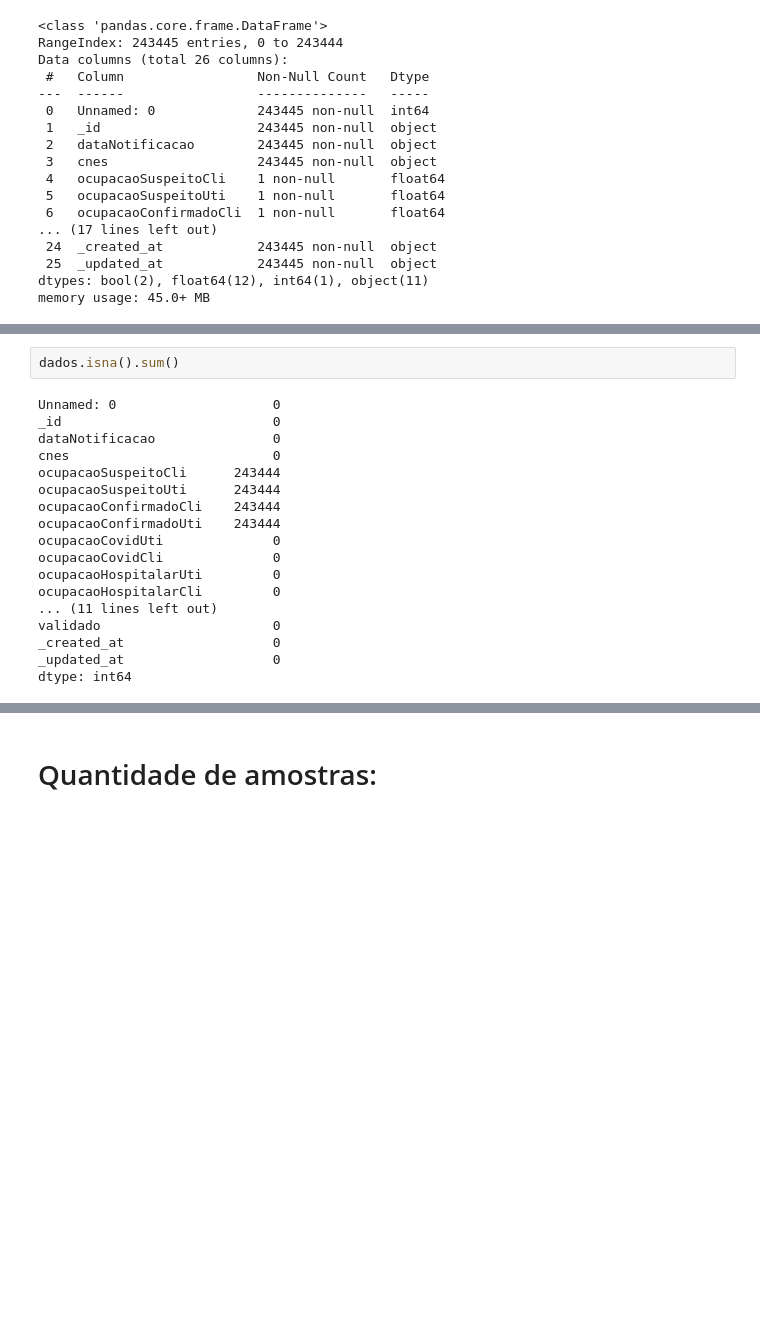
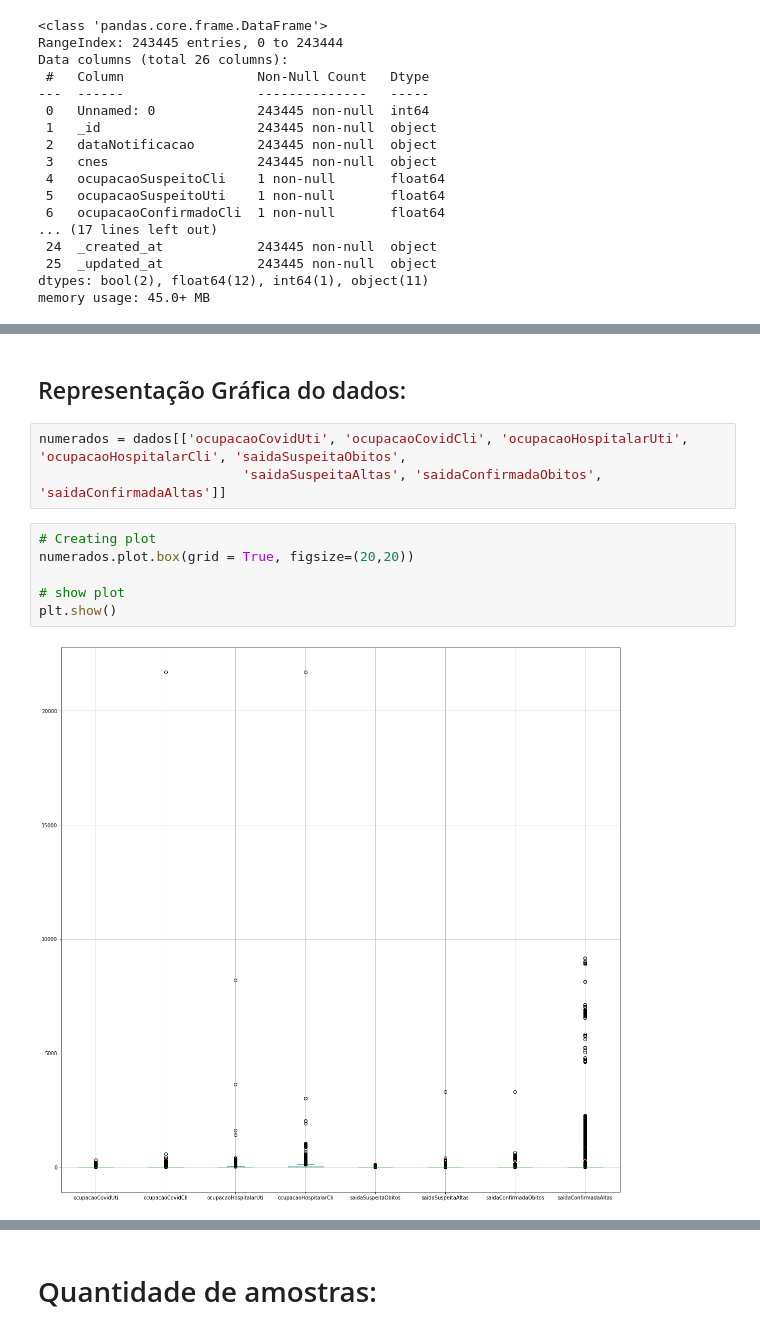
Before and after one commit to Gus-1003/Projetos_Geoestatistica, a Jupyter notebook: DataSus_Brasil_2022/DataSus_Leitos.ipynb, the cells around one changed output, grey strips where cells are left out. Saved outputs shown, nothing was run; the diff lists cells and outputs as text; blank space fills up the shorter version.

```diff
--- a/DataSus_Brasil_2022/DataSus_Leitos.ipynb
+++ b/DataSus_Brasil_2022/DataSus_Leitos.ipynb
@@ -97,23 +166,16 @@ dados.describe(include='object')
 | unique | 243445 | 117801 | 2019 | 7 | 1206 | 27 | 1206 | ... |
 | top | PBGTlqtFBP | 2022-01-14T03:00:00.000Z | 2775999 | parse-cloud | _User$HzwsO90KQW | São Paulo | São Paulo | ... |
 | freq | 1 | 577 | 248 | 150636 | 93596 | 62209 | 11408 | ... |
-# %%
-dados.isna().sum()
-# %% [output]
-Unnamed: 0                    0
-_id                           0
-dataNotificacao               0
-cnes                          0
-ocupacaoSuspeitoCli      243444
-ocupacaoSuspeitoUti      243444
-ocupacaoConfirmadoCli    243444
-ocupacaoConfirmadoUti    243444
-ocupacaoCovidUti              0
-ocupacaoCovidCli              0
-ocupacaoHospitalarUti         0
-ocupacaoHospitalarCli         0
-... (11 lines left out)
-validado                      0
-_created_at                   0
-_updated_at                   0
-dtype: int64
+# %% [markdown]
+## Representação Gráfica do dados:
+# %%
+numerados = dados[['ocupacaoCovidUti', 'ocupacaoCovidCli', 'ocupacaoHospitalarUti', 'ocupacaoHospitalarCli', 'saidaSuspeitaObitos',
+                          'saidaSuspeitaAltas', 'saidaConfirmadaObitos', 'saidaConfirmadaAltas']]
+# %%
+# Creating plot
+numerados.plot.box(grid = True, figsize=(20,20))
+
+# show plot
+plt.show()
+# %% [output]
+[figure, added]
```
Also changed, not shown: parts of 23 cells of this notebook.
